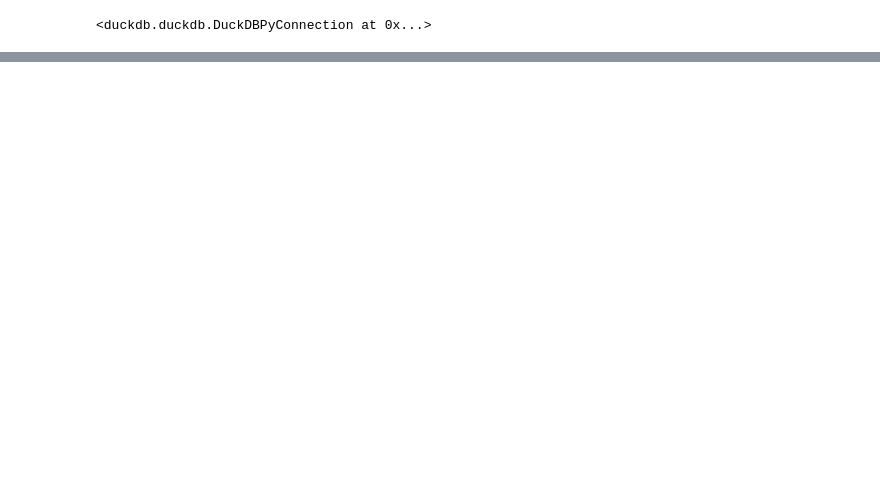
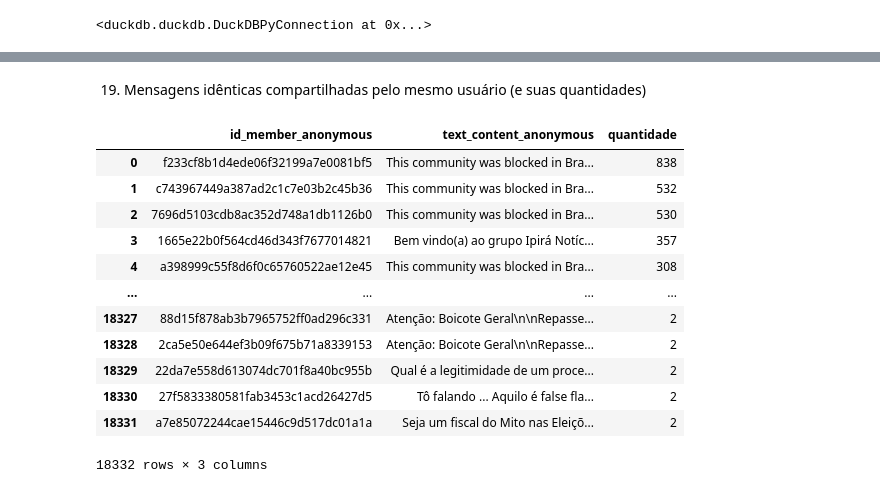
Before and after one commit to zairobastos/ICC, a Jupyter notebook: lista02.ipynb, the cells around one changed output, grey strips where cells are left out. Saved outputs shown, nothing was run; the diff lists cells and outputs as text; code cells hidden in the pictures; blank space fills up the shorter version.

```diff
--- a/lista02.ipynb
+++ b/lista02.ipynb
@@ -61,0 +332,30 @@ duckdb.sql("select * from read_csv_auto('./data/fakeTelegram.BR_2022.csv')")
+# %% [markdown]
+  19. Mensagens  idênticas  compartilhadas  pelo  mesmo  usuário  (e  suas quantidades)
+# %%
+identical_messages = duckdb.sql("""
+  SELECT
+    id_member_anonymous,
+    text_content_anonymous,
+    COUNT(*) AS quantidade
+  FROM telegram_df
+  WHERE text_content_anonymous IS NOT NULL AND text_content_anonymous <> '' AND id_member_anonymous IS NOT NULL
+  GROUP BY id_member_anonymous, text_content_anonymous
+  HAVING COUNT(*) > 1
+  ORDER BY quantidade DESC
+""").df()
+
+display(identical_messages)
+# %% [output]
+|  | id_member_anonymous | text_content_anonymous | quantidade |
+| 0 | f233cf8b1d4ede06f32199a7e0081bf5 | This community was blocked in Bra... | 838 |
+| 1 | c743967449a387ad2c1c7e03b2c45b36 | This community was blocked in Bra... | 532 |
+| 2 | 7696d5103cdb8ac352d748a1db1126b0 | This community was blocked in Bra... | 530 |
+| 3 | 1665e22b0f564cd46d343f7677014821 | Bem vindo(a) ao grupo Ipirá Notíc... | 357 |
+| 4 | a398999c55f8d6f0c65760522ae12e45 | This community was blocked in Bra... | 308 |
+| ... | ... | ... | ... |
+| 18327 | 88d15f878ab3b7965752ff0ad296c331 | Atenção: Boicote Geral\n\nRepasse... | 2 |
+| 18328 | 2ca5e50e644ef3b09f675b71a8339153 | Atenção: Boicote Geral\n\nRepasse... | 2 |
+| 18329 | 22da7e558d613074dc701f8a40bc955b | Qual é a legitimidade de um proce... | 2 |
+| 18330 | 27f5833380581fab3453c1acd26427d5 | Tô falando ... Aquilo é false fla... | 2 |
+| 18331 | a7e85072244cae15446c9d517dc01a1a | Seja um fiscal do Mito nas Eleiçõ... | 2 |
+18332 rows × 3 columns
```
Also changed, not shown: parts of 57 cells of this notebook, 5 other files.
